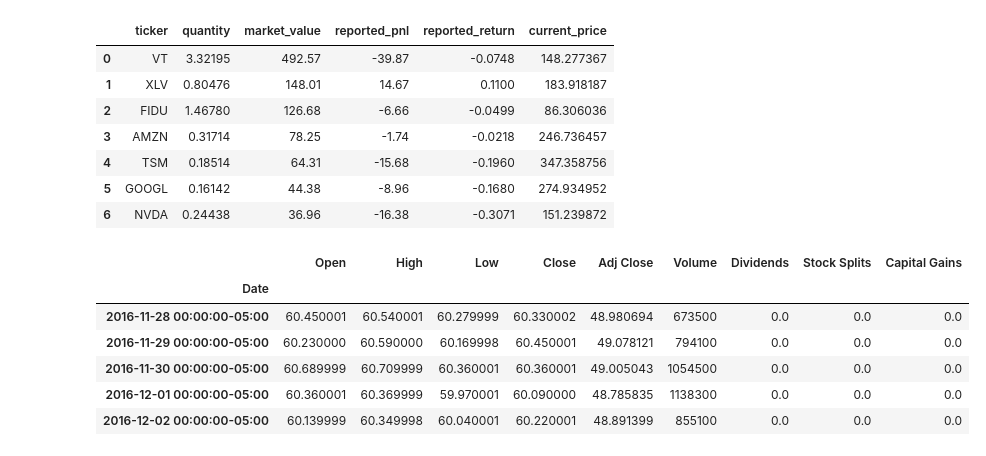
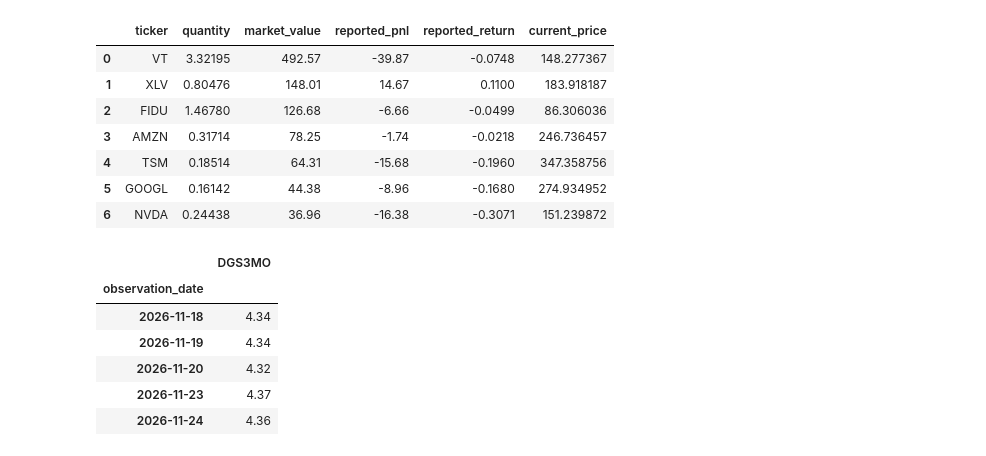
Before and after one commit to FerCorcuera/mit-quant-finance, a Jupyter notebook: Portfolio Theory/my_portfolio_eda.ipynb, the cells around one changed output. Saved outputs shown, nothing was run; the diff lists cells and outputs as text; code cells hidden in the pictures.

```diff
--- a/Portfolio Theory/my_portfolio_eda.ipynb
+++ b/Portfolio Theory/my_portfolio_eda.ipynb
@@ -80,23 +80,37 @@ holdings
 | 5 | GOOGL | 0.16142 | 44.38 | -8.96 | -0.1680 | 274.934952 |
 | 6 | NVDA | 0.24438 | 36.96 | -16.38 | -0.3071 | 151.239872 |
 # %%
-# downloading historical data
+# Downloading historical data
 tickers = holdings["ticker"].unique()
-data = []
+
+data = {}
+
 for ticker in tickers:
     asset = yf.Ticker(ticker)
+
     asset_history = asset.history(
         period="10y",
         interval="1d",
         auto_adjust=False,
     )
 
-    data.append(asset_history)
+    data[ticker] = asset_history
+
+# S&P data
+sp = yf.Ticker("SPY")
+sp_history = sp.history(period="10y", interval="1d", auto_adjust=False)
+
+# FRED data for risk free rate proxy (daily)
+
+series = "DGS3MO"
+url = "https://fred.stlouisfed.org/graph/" f"fredgraph.csv?id={series}"
+rf = pd.read_csv(url, index_col=0, parse_dates=True)
+display(rf.tail())
 # %% [output]
-|  | Open | High | Low | Close | Adj Close | Volume | Dividends | Stock Splits | Capital Gains |
-| Date |  |  |  |  |  |  |  |  |  |
-| 2016-11-28 00:00:00-05:00 | 60.450001 | 60.540001 | 60.279999 | 60.330002 | 48.980694 | 673500 | 0.0 | 0.0 | 0.0 |
-| 2016-11-29 00:00:00-05:00 | 60.230000 | 60.590000 | 60.169998 | 60.450001 | 49.078121 | 794100 | 0.0 | 0.0 | 0.0 |
-| 2016-11-30 00:00:00-05:00 | 60.689999 | 60.709999 | 60.360001 | 60.360001 | 49.005043 | 1054500 | 0.0 | 0.0 | 0.0 |
-| 2016-12-01 00:00:00-05:00 | 60.360001 | 60.369999 | 59.970001 | 60.090000 | 48.785835 | 1138300 | 0.0 | 0.0 | 0.0 |
-| 2016-12-02 00:00:00-05:00 | 60.139999 | 60.349998 | 60.040001 | 60.220001 | 48.891399 | 855100 | 0.0 | 0.0 | 0.0 |
+|  | DGS3MO |
+| observation_date |  |
+| 2026-11-18 | 4.34 |
+| 2026-11-19 | 4.34 |
+| 2026-11-20 | 4.32 |
+| 2026-11-23 | 4.37 |
+| 2026-11-24 | 4.36 |
```
Also changed, not shown: parts of 15 cells of this notebook.
